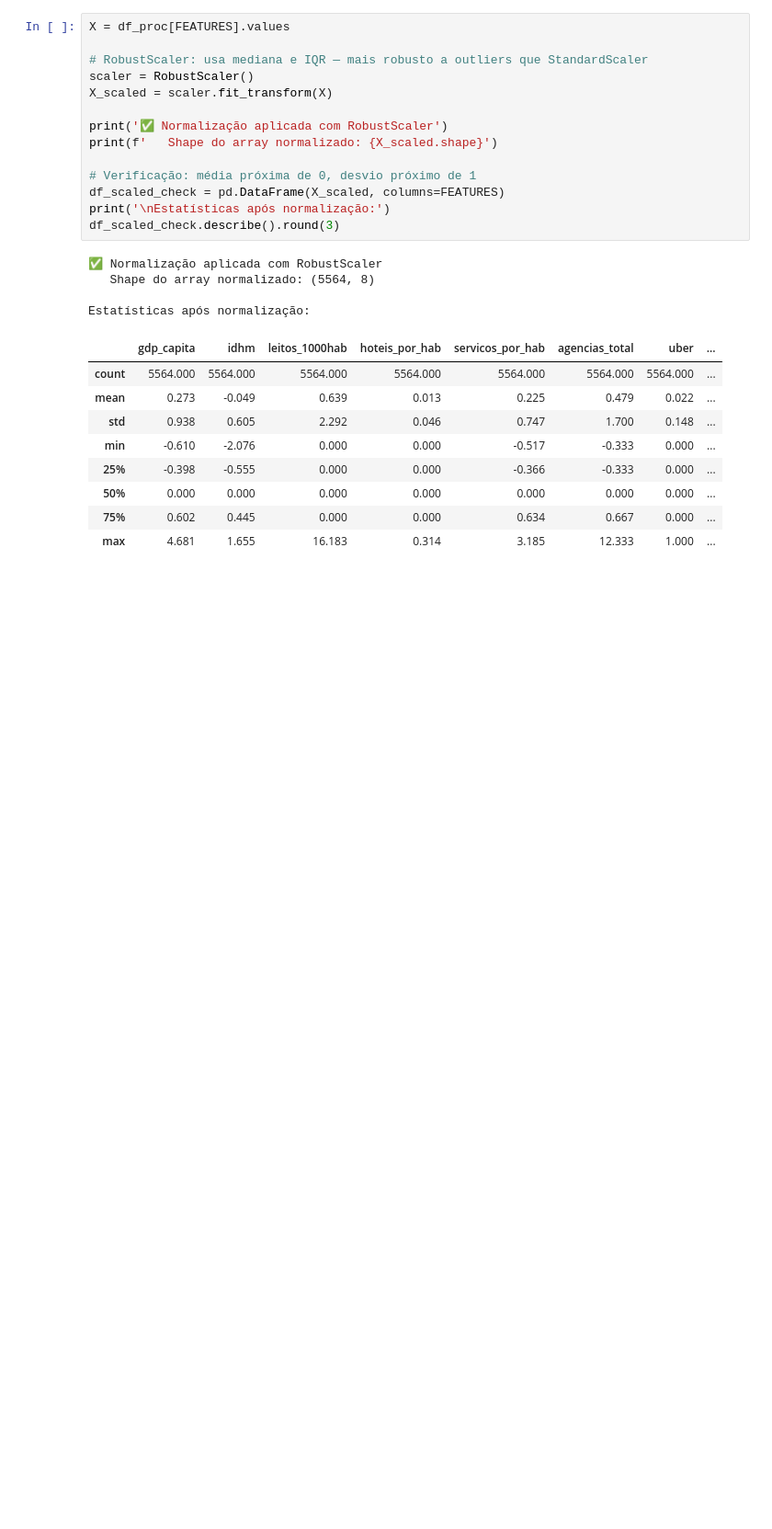
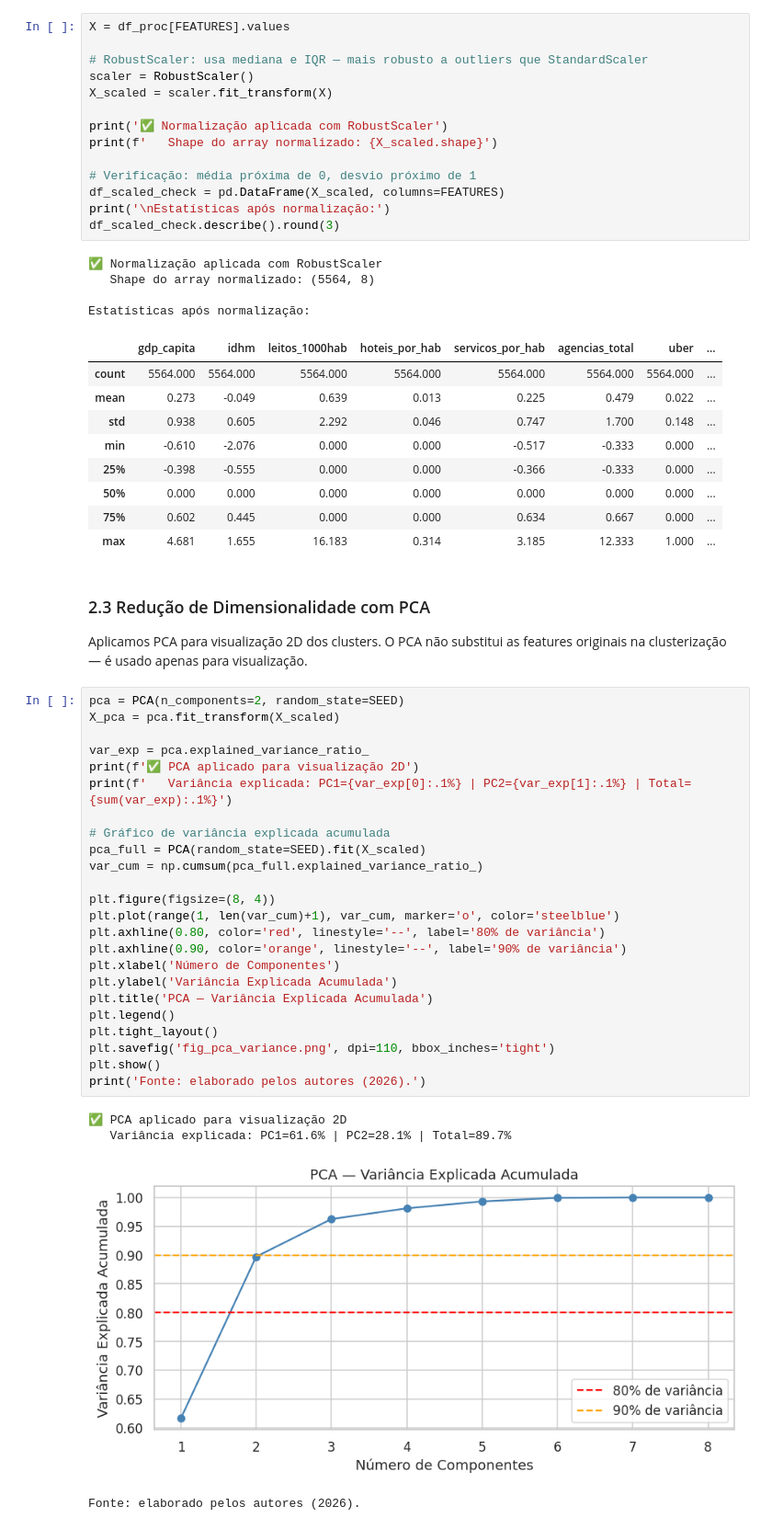
Before and after one commit to IsadoraMoraiss/Project_Pisi3, a Jupyter notebook: CLUSTERIZAÇÂO_PISI3.ipynb, the cells around one changed output. Shown at 92% size. Drawn from its saved outputs; the diff is of its cells as text; blank space fills up the shorter version.

Commit message:
feat: aplicação de PCA para visualização 2D e plot de variancia acumulada

```diff
--- a/CLUSTERIZAÇÂO_PISI3.ipynb
+++ b/CLUSTERIZAÇÂO_PISI3.ipynb
@@ -223,3 +223,36 @@ Estatísticas após normalização:
 | 50% | 0.000 | 0.000 | 0.000 | 0.000 | 0.000 | 0.000 | 0.000 | ... |
 | 75% | 0.602 | 0.445 | 0.000 | 0.000 | 0.634 | 0.667 | 0.000 | ... |
 | max | 4.681 | 1.655 | 16.183 | 0.314 | 3.185 | 12.333 | 1.000 | ... |
+# %% [markdown]
+### 2.3 Redução de Dimensionalidade com PCA
+
+Aplicamos PCA para visualização 2D dos clusters. O PCA não substitui as features originais na clusterização — é usado apenas para visualização.
+# %%
+pca = PCA(n_components=2, random_state=SEED)
+X_pca = pca.fit_transform(X_scaled)
+
+var_exp = pca.explained_variance_ratio_
+print(f'✅ PCA aplicado para visualização 2D')
+print(f'   Variância explicada: PC1={var_exp[0]:.1%} | PC2={var_exp[1]:.1%} | Total={sum(var_exp):.1%}')
+
+# Gráfico de variância explicada acumulada
+pca_full = PCA(random_state=SEED).fit(X_scaled)
+var_cum = np.cumsum(pca_full.explained_variance_ratio_)
+
+plt.figure(figsize=(8, 4))
+plt.plot(range(1, len(var_cum)+1), var_cum, marker='o', color='steelblue')
+plt.axhline(0.80, color='red', linestyle='--', label='80% de variância')
+plt.axhline(0.90, color='orange', linestyle='--', label='90% de variância')
+plt.xlabel('Número de Componentes')
+plt.ylabel('Variância Explicada Acumulada')
+plt.title('PCA — Variância Explicada Acumulada')
+plt.legend()
+plt.tight_layout()
+plt.savefig('fig_pca_variance.png', dpi=110, bbox_inches='tight')
+plt.show()
+print('Fonte: elaborado pelos autores (2026).')
+# %% [output]
+✅ PCA aplicado para visualização 2D
+   Variância explicada: PC1=61.6% | PC2=28.1% | Total=89.7%
+[figure, added]
+Fonte: elaborado pelos autores (2026).
```
